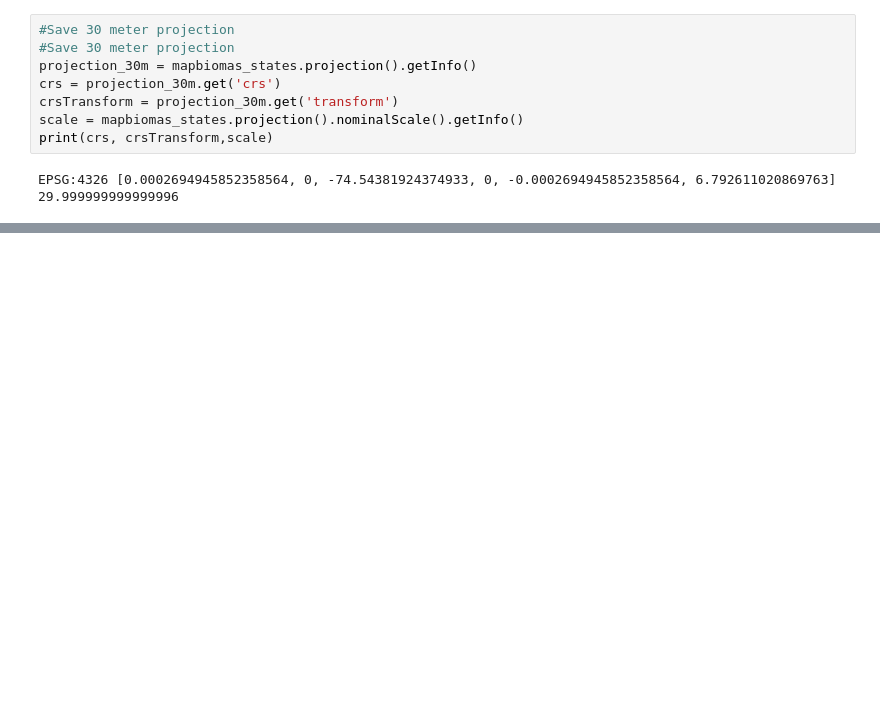
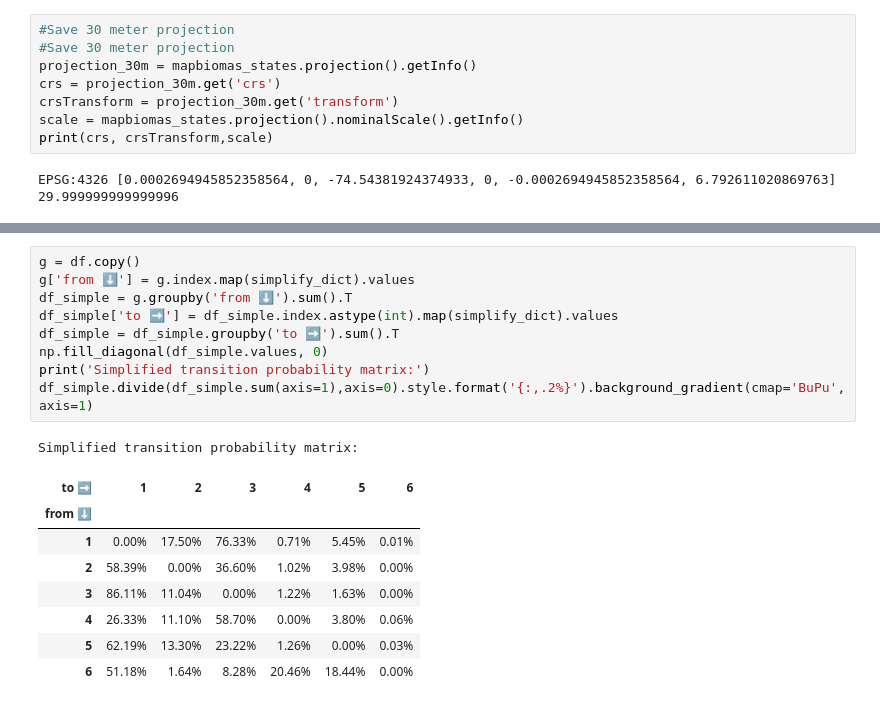
Before and after one commit to ntag1618/rw-dynamicworld-cd, a Jupyter notebook: Notebooks/Calculate_Transition_Matrix.ipynb, the cells around one changed output, grey strips where cells are left out. Saved outputs shown, nothing was run; the diff lists cells and outputs as text; blank space fills up the shorter version.

```diff
--- a/Notebooks/Calculate_Transition_Matrix.ipynb
+++ b/Notebooks/Calculate_Transition_Matrix.ipynb
@@ -264,0 +193,19 @@ def getSampleImageData(image, sampleBandPoints, image_name, crs, crsTransform):
+# %%
+g = df.copy()
+g['from ⬇️'] = g.index.map(simplify_dict).values
+df_simple = g.groupby('from ⬇️').sum().T
+df_simple['to ➡️'] = df_simple.index.astype(int).map(simplify_dict).values
+df_simple = df_simple.groupby('to ➡️').sum().T
+np.fill_diagonal(df_simple.values, 0)
+print('Simplified transition probability matrix:')
+df_simple.divide(df_simple.sum(axis=1),axis=0).style.format('{:,.2%}').background_gradient(cmap='BuPu',axis=1)
+# %% [output]
+Simplified transition probability matrix:
+| to ➡️ | 1 | 2 | 3 | 4 | 5 | 6 |
+| from ⬇️ |  |  |  |  |  |  |
+| 1 | 0.00% | 17.50% | 76.33% | 0.71% | 5.45% | 0.01% |
+| 2 | 58.39% | 0.00% | 36.60% | 1.02% | 3.98% | 0.00% |
+| 3 | 86.11% | 11.04% | 0.00% | 1.22% | 1.63% | 0.00% |
+| 4 | 26.33% | 11.10% | 58.70% | 0.00% | 3.80% | 0.06% |
+| 5 | 62.19% | 13.30% | 23.22% | 1.26% | 0.00% | 0.03% |
+| 6 | 51.18% | 1.64% | 8.28% | 20.46% | 18.44% | 0.00% |
```
Also changed, not shown: parts of 17 cells of this notebook.
